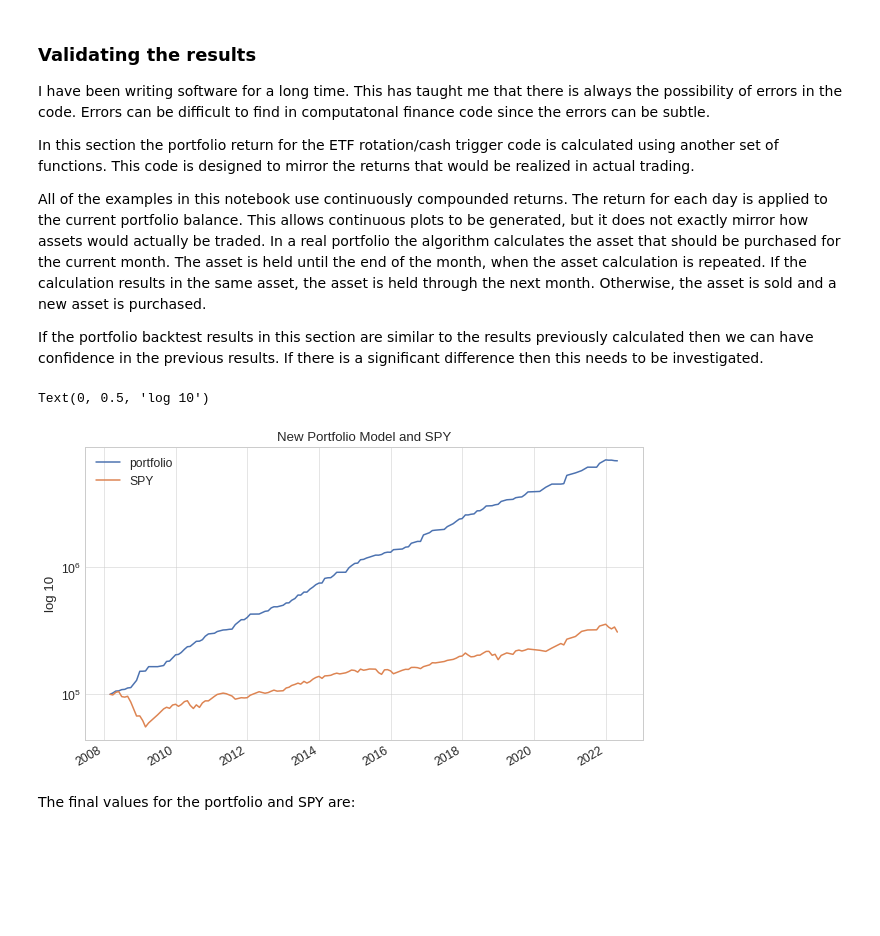
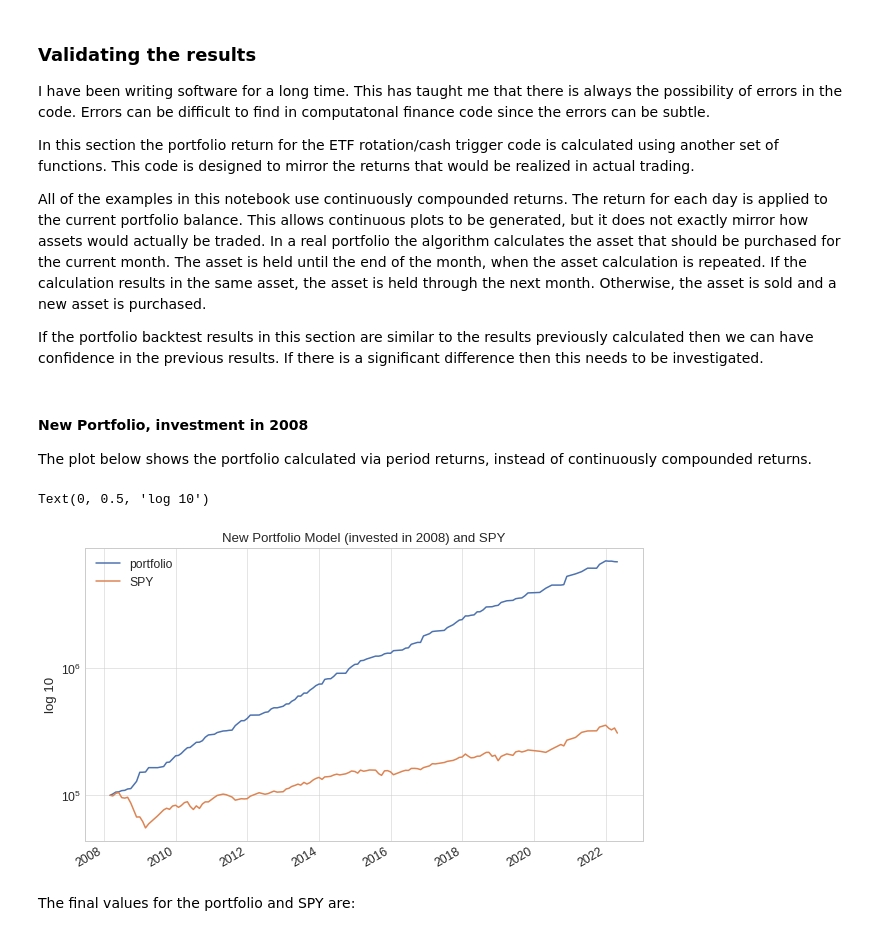
Before and after one commit to IanLKaplan/cash_trigger, a Jupyter notebook: cash_trigger.ipynb, the cells around one changed output. Drawn from its saved outputs; the diff is of its cells as text; code cells hidden in the pictures; blank space fills up the shorter version.

```diff
--- a/cash_trigger.ipynb
+++ b/cash_trigger.ipynb
@@ -1942,8 +1942,15 @@ def investment_return(holdings: float, investment_df: pd.DataFrame, prices_df: p
         assert start_ix >= 0 and end_ix >= 0
         row_one = prices_df[asset][start_ix:start_ix+1]
         row_n = prices_df[asset][end_ix:end_ix+1]
-        r = (row_n.values[0] / row_one.values[0]) -1
-        balance = balance + balance * r
+        value_n = row_n.values[0]
+        value_1 = row_one.values[0]
+        r = (value_n / value_1) -1
+        # we can only buy whole shares
+        num_shares = balance // value_1
+        equity_balance = num_shares * value_1
+        cash_balance = balance - equity_balance
+        equity_return = equity_balance + equity_balance * r
+        balance = equity_return + cash_balance
         prices_l.append(balance)
         date_l.append(end_date)
     portfolio_df = pd.DataFrame(prices_l)
@@ -1951,6 +1958,7 @@ def investment_return(holdings: float, investment_df: pd.DataFrame, prices_df: p
     portfolio_df.columns = ['portfolio']
     return portfolio_df
 
+all_assets = pd.concat([rotation_etf_close, cash_trigger_bond_adjclose], axis=1)
 
 asset_df = get_asset_investments(risk_asset=rotation_etf_shy,
                                  bond_asset=cash_trigger_bond_adjclose,
@@ -1959,8 +1967,6 @@ asset_df = get_asset_investments(risk_asset=rotation_etf_shy,
                                  end_date=end_date
                                  )
 
-all_assets = pd.concat([rotation_etf_close, cash_trigger_bond_adjclose], axis=1)
-
 new_portfolio_df = investment_return(holdings=holdings,
                                      investment_df=asset_df,
                                      prices_df=all_assets)
@@ -1968,11 +1974,20 @@ new_portfolio_df = investment_return(holdings=holdings,
 new_portfolio_adj_df, spy_period_adj = adjust_time_series(new_portfolio_df, spy_close)
 
 plot_df = build_plot_data(holdings=holdings, portfolio_df=new_portfolio_adj_df, spy_df=spy_period_adj)
-ax = plot_df.plot(grid=True, title='New Portfolio Model and SPY', figsize=(10,6), logy=True)
-ax.set_ylabel('log 10')
-# %% [output]
-Text(0, 0.5, 'log 10')
-[figure, removed]
+# %% [markdown]
+<h4>
+New Portfolio, investment in 2008
+</h4>
+<p>
+The plot below shows the portfolio calculated via period returns, instead of continuously
+compounded returns.
+</p>
+# %%
+ax = plot_df.plot(grid=True, title='New Portfolio Model (invested in 2008) and SPY', figsize=(10,6), logy=True)
+ax.set_ylabel('log 10')
+# %% [output]
+Text(0, 0.5, 'log 10')
+[figure, added]
 # %% [markdown]
 <p>
 The final values for the portfolio and SPY are:
```
Also changed, not shown: parts of 20 cells of this notebook, 1 other file.
